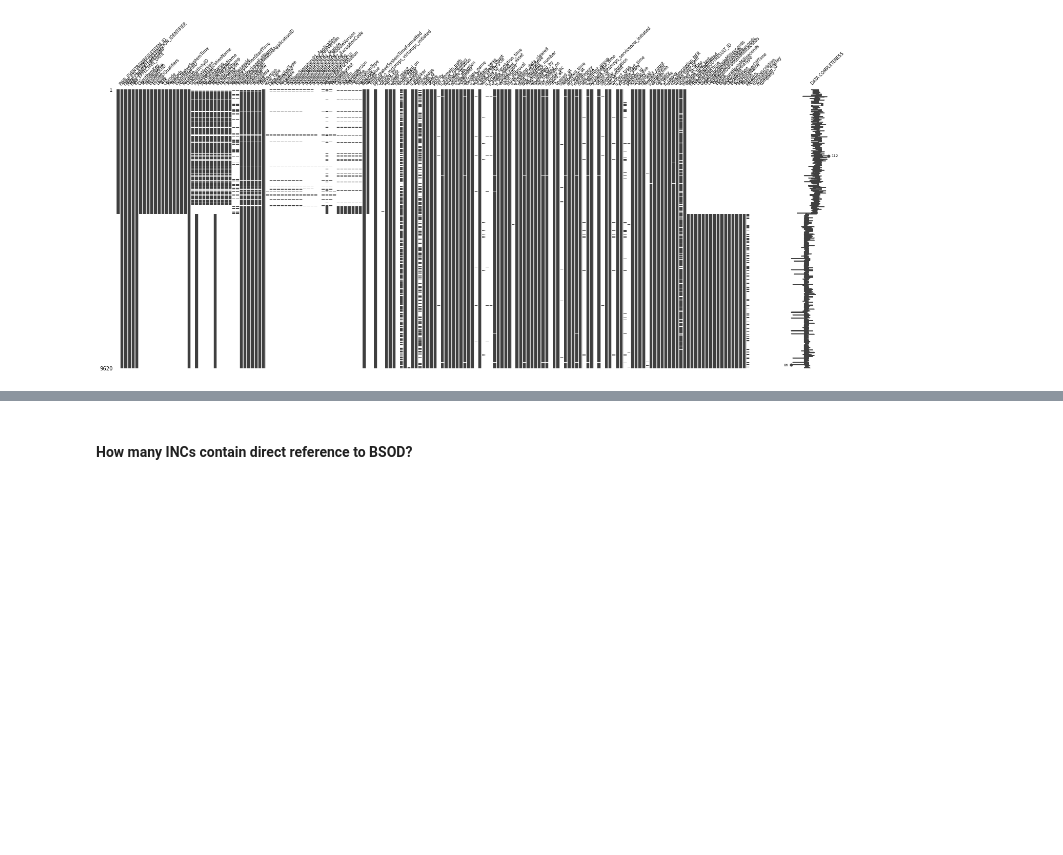
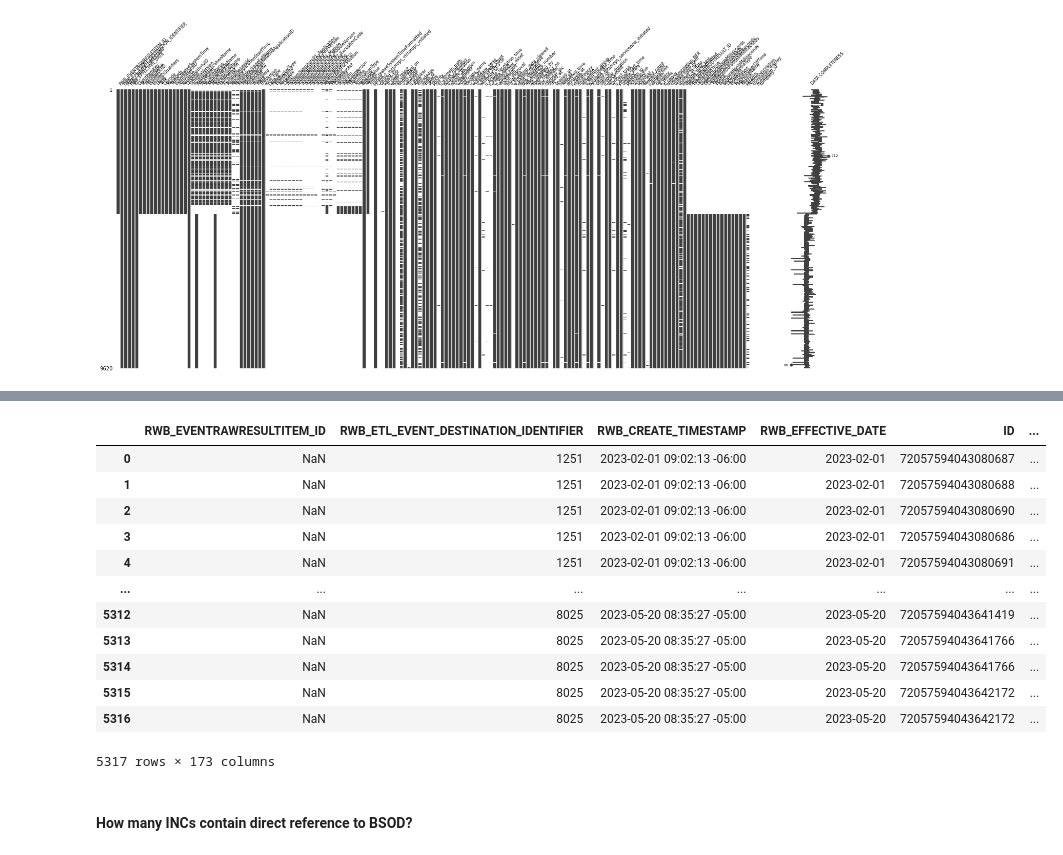
Before and after one commit to redgerly-umich/capstone_ff, a Jupyter notebook: DataCleaning/combine_4_error_types.ipynb, the cells around one changed output, grey strips where cells are left out. Saved outputs shown, nothing was run; the diff lists cells and outputs as text; code cells hidden in the pictures; blank space fills up the shorter version.

```diff
--- a/DataCleaning/combine_4_error_types.ipynb
+++ b/DataCleaning/combine_4_error_types.ipynb
@@ -303,3 +315,19 @@ msno.matrix(df, labels=True, fontsize=8)
+# %%
+df[df['error_type'] == 'Boot']
+# %% [output]
+|  | RWB_EVENTRAWRESULTITEM_ID | RWB_ETL_EVENT_DESTINATION_IDENTIFIER | RWB_CREATE_TIMESTAMP | RWB_EFFECTIVE_DATE | ID | ... |
+| 0 | NaN | 1251 | 2023-02-01 09:02:13 -06:00 | 2023-02-01 | 72057594043080687 | ... |
+| 1 | NaN | 1251 | 2023-02-01 09:02:13 -06:00 | 2023-02-01 | 72057594043080688 | ... |
+| 2 | NaN | 1251 | 2023-02-01 09:02:13 -06:00 | 2023-02-01 | 72057594043080690 | ... |
+| 3 | NaN | 1251 | 2023-02-01 09:02:13 -06:00 | 2023-02-01 | 72057594043080686 | ... |
+| 4 | NaN | 1251 | 2023-02-01 09:02:13 -06:00 | 2023-02-01 | 72057594043080691 | ... |
+| ... | ... | ... | ... | ... | ... | ... |
+| 5312 | NaN | 8025 | 2023-05-20 08:35:27 -05:00 | 2023-05-20 | 72057594043641419 | ... |
+| 5313 | NaN | 8025 | 2023-05-20 08:35:27 -05:00 | 2023-05-20 | 72057594043641766 | ... |
+| 5314 | NaN | 8025 | 2023-05-20 08:35:27 -05:00 | 2023-05-20 | 72057594043641766 | ... |
+| 5315 | NaN | 8025 | 2023-05-20 08:35:27 -05:00 | 2023-05-20 | 72057594043642172 | ... |
+| 5316 | NaN | 8025 | 2023-05-20 08:35:27 -05:00 | 2023-05-20 | 72057594043642172 | ... |
+5317 rows × 173 columns
 # %% [markdown]
 
 #### How many INCs contain direct reference to BSOD?
```
Also changed, not shown: parts of 10 cells of this notebook.
